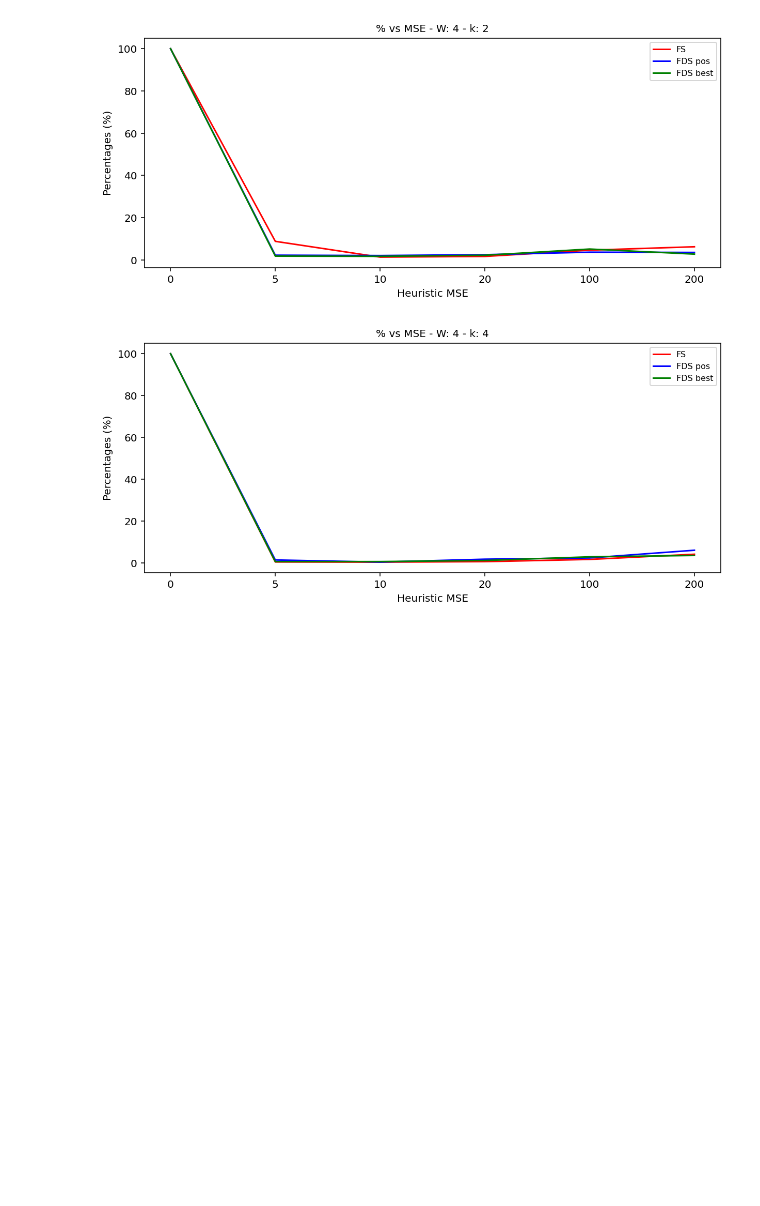
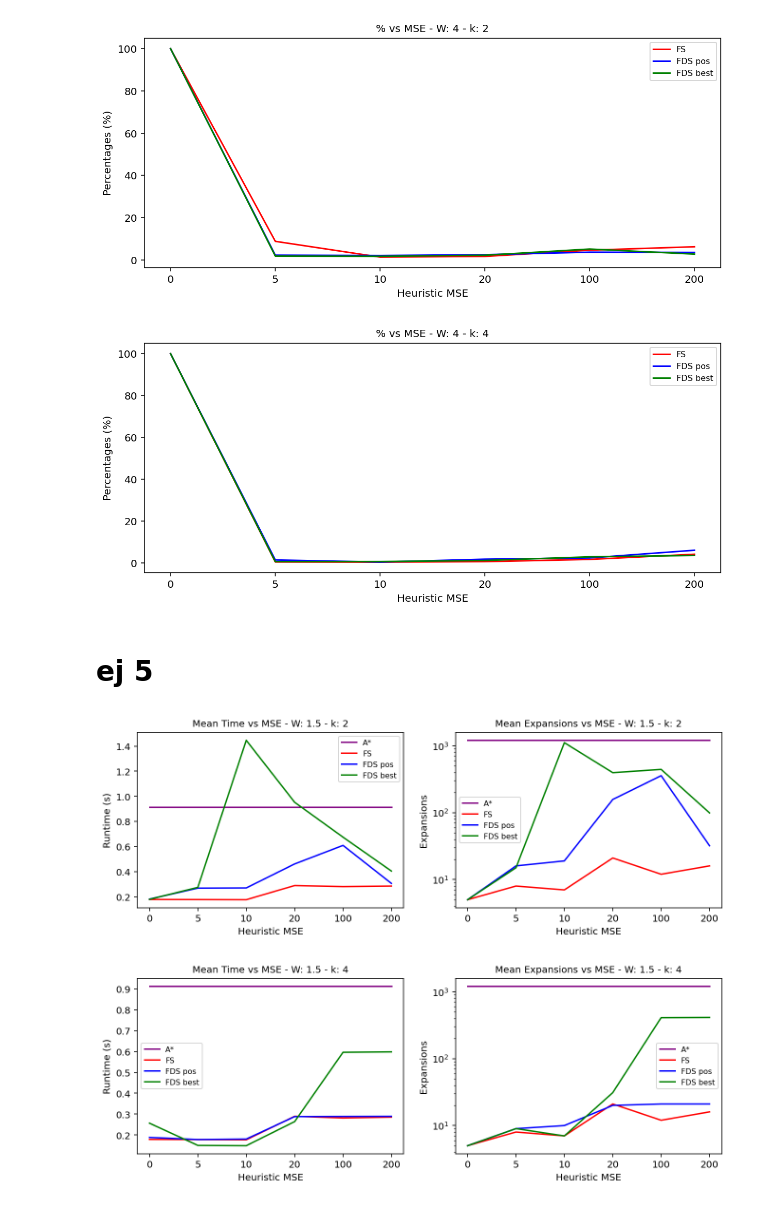
Before and after one commit to anais-mv/ipre-anais, a Jupyter notebook: gráficos nuevo.ipynb, the cells around one changed output. Cells and saved outputs as stored; diff of their text form; code cells hidden in the pictures; blank space fills up the shorter version.

```diff
--- a/gráficos nuevo.ipynb
+++ b/gráficos nuevo.ipynb
@@ -53,7 +53,7 @@ def graficar_k(astar, fs_k2, fs_k4, pos_k2, pos_k4, best_k2, best_k4, w, log=Fal
         ax[1].set_title(f"Mean Expansions vs MSE - W: {w} - k: {(i + 1)*2}", fontsize=10)
         if log:
             plt.yscale("log")
-    graficar_per_k(fs_k2, fs_k4, pos_k2, pos_k4, best_k2, best_k4, w, log)
+    # graficar_per_k(fs_k2, fs_k4, pos_k2, pos_k4, best_k2, best_k4, w, log)
 
 def promedio_datos(datos):
     mse_0, mse_5, mse_10, mse_20, mse_100, mse_200 = [], [], [], [], [], []
@@ -207,3 +207,18 @@ graficar_k(astar4, fs4_k2, fs4_k4, pos4_k2, pos4_k4, best4_k2, best4_k4, 4, True
 [figure]
 [figure]
 [figure]
+# %% [markdown]
+# ej 5
+# %%
+astar5 = cargar("datos//dato_2023_10_29_22_59_49_274734_can_prop=20_can_op=500_rango=5--a_star.pickle")
+fs5_k2 = cargar("datos//dato_2023_10_29_22_59_49_274734_can_prop=20_can_op=500_rango=5--fs--k=4.pickle")
+pos5_k2 = cargar("datos//dato_2023_10_29_22_59_49_274734_can_prop=20_can_op=500_rango=5--fds_pos--k=2.pickle")
+best5_k2 = cargar("datos//dato_2023_10_29_22_59_49_274734_can_prop=20_can_op=500_rango=5--fds_best--k=2.pickle")
+fs5_k4 = cargar("datos//dato_2023_10_29_22_59_49_274734_can_prop=20_can_op=500_rango=5--fs--k=4.pickle")
+pos5_k4 = cargar("datos//dato_2023_10_29_22_59_49_274734_can_prop=20_can_op=500_rango=5--fds_pos--k=4.pickle")
+best5_k4 = cargar("datos//dato_2023_10_29_22_59_49_274734_can_prop=20_can_op=500_rango=5--fds_best--k=4.pickle")
+# %%
+graficar_k(astar5, fs5_k2, fs5_k4, pos5_k2, pos5_k4, best5_k2, best5_k4, 1.5, True)
+# %% [output]
+[figure, added]
+[figure, added]
```
Also changed, not shown: parts of 3 cells of this notebook, 18 other files.
